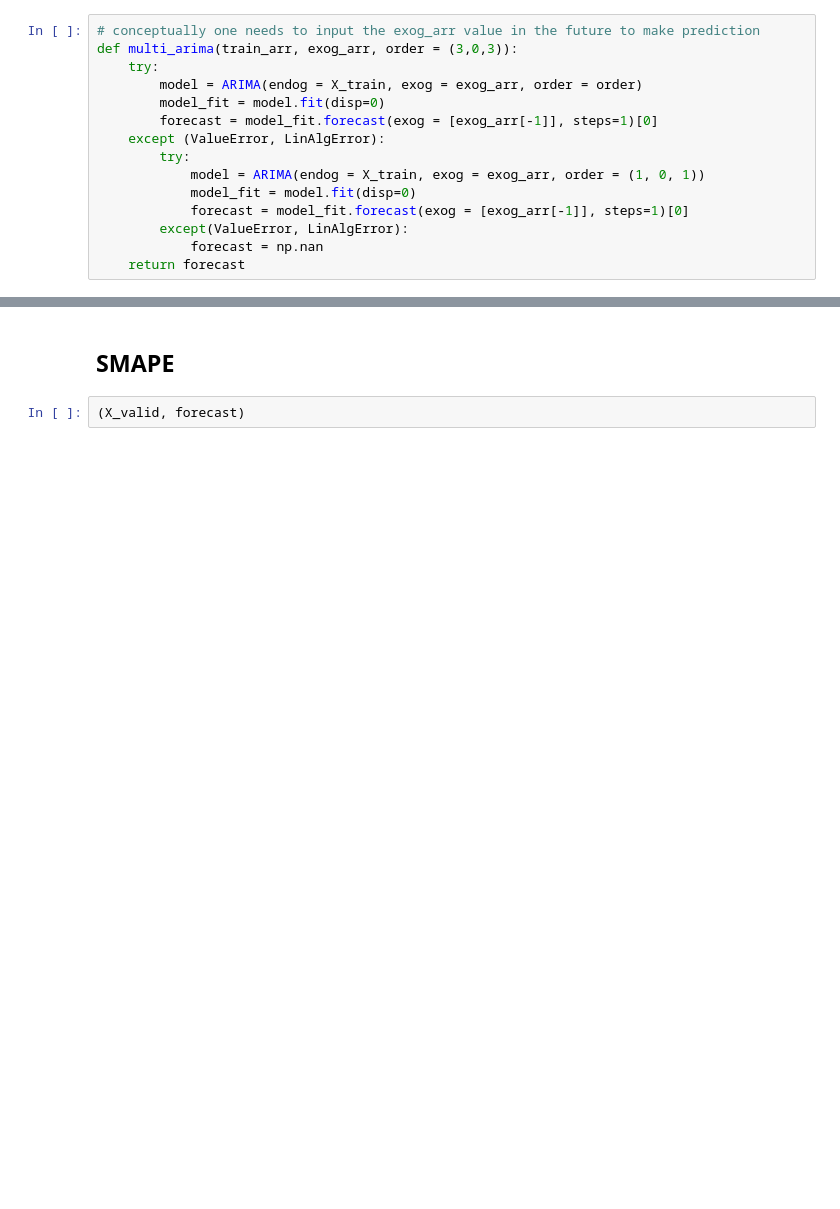
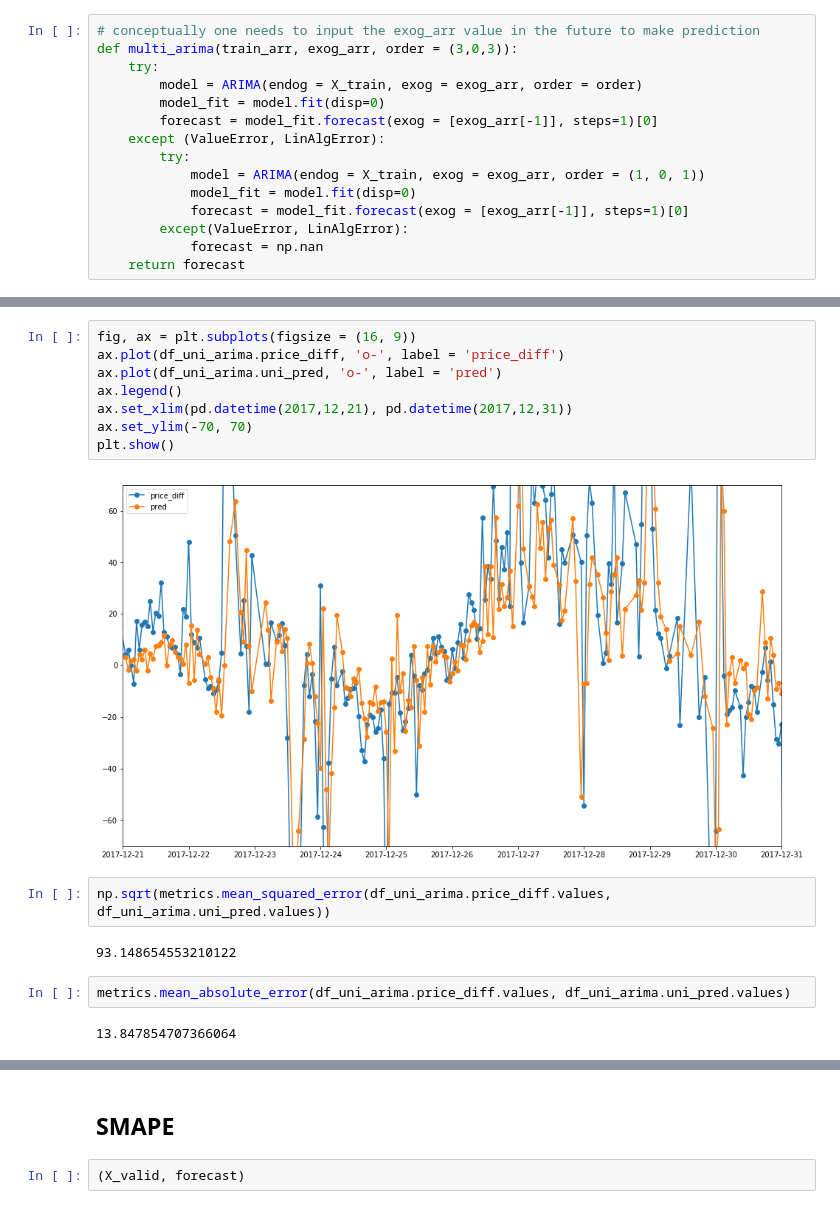
Before and after one commit to xingliuUT/battery_planner, a Jupyter notebook: arima_model.ipynb, the cells around one changed output, grey strips where cells are left out. Cells and saved outputs as stored; diff of their text form; blank space fills up the shorter version.

```diff
--- a/arima_model.ipynb
+++ b/arima_model.ipynb
@@ -372,0 +340,18 @@ df_data.uni_pred.plot()
+# %%
+fig, ax = plt.subplots(figsize = (16, 9))
+ax.plot(df_uni_arima.price_diff, 'o-', label = 'price_diff')
+ax.plot(df_uni_arima.uni_pred, 'o-', label = 'pred')
+ax.legend()
+ax.set_xlim(pd.datetime(2017,12,21), pd.datetime(2017,12,31))
+ax.set_ylim(-70, 70)
+plt.show()
+# %% [output]
+[figure, added]
+# %%
+np.sqrt(metrics.mean_squared_error(df_uni_arima.price_diff.values, df_uni_arima.uni_pred.values))
+# %% [output]
+93.148654553210122
+# %%
+metrics.mean_absolute_error(df_uni_arima.price_diff.values, df_uni_arima.uni_pred.values)
+# %% [output]
+13.847854707366064
```
Also changed, not shown: parts of 47 cells of this notebook.
